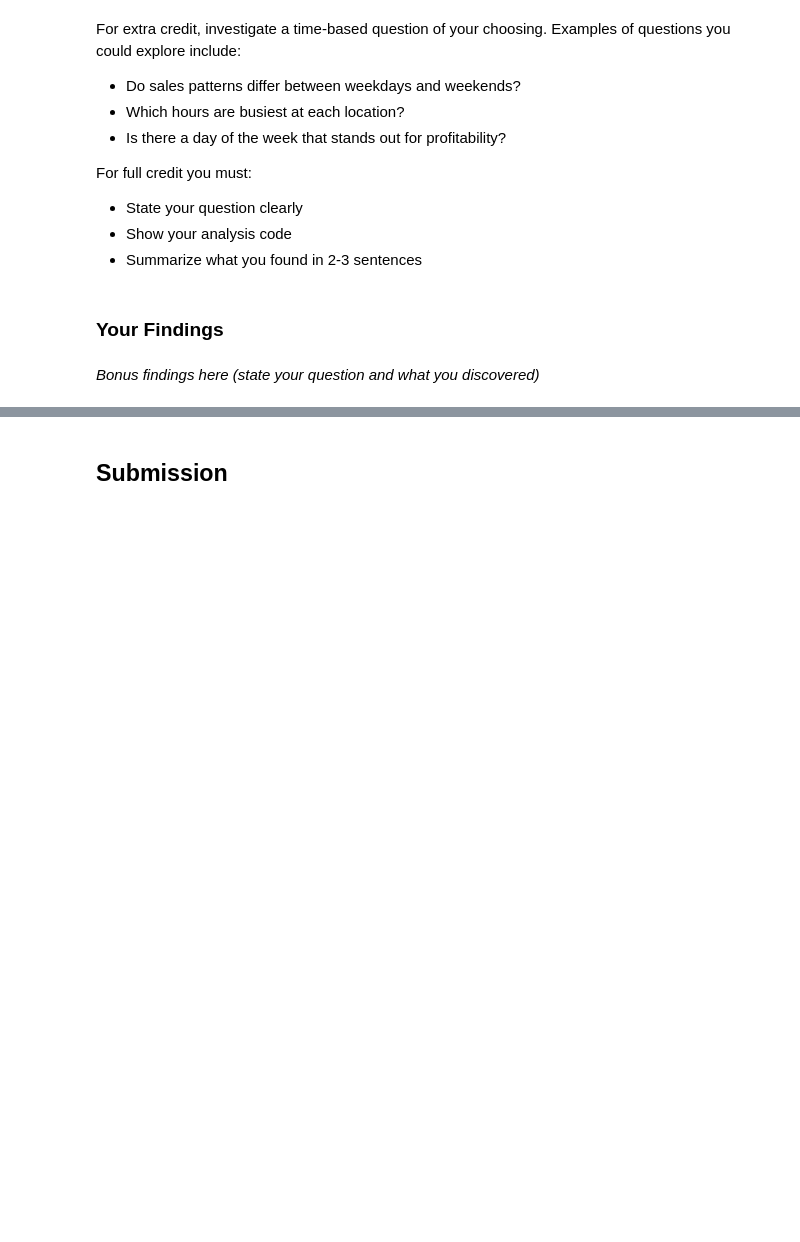
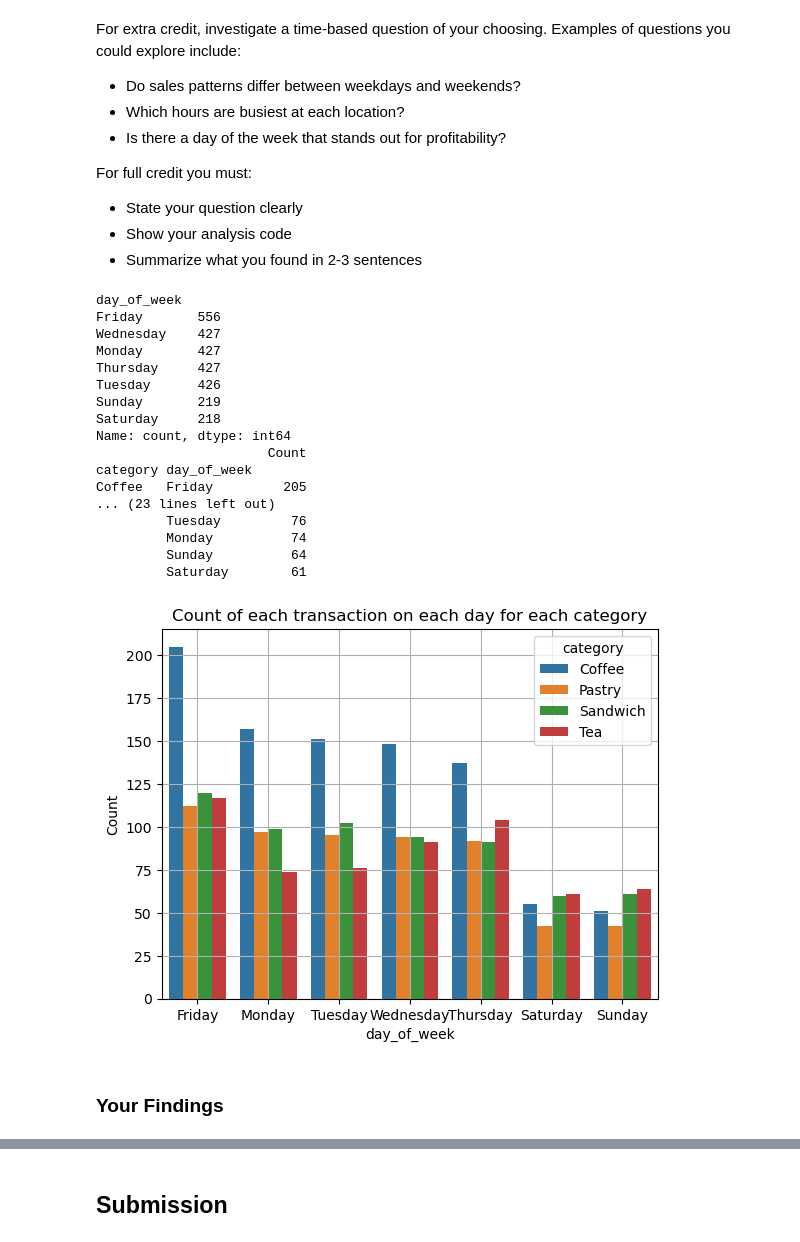
Before and after one commit to opc0002/py4eda-work, a Jupyter notebook: test2b/test_2b.ipynb, the cells around one changed output, grey strips where cells are left out. Cells and saved outputs as stored; diff of their text form; code cells hidden in the pictures; blank space fills up the shorter version.

```diff
--- a/test2b/test_2b.ipynb
+++ b/test2b/test_2b.ipynb
@@ -332,7 +370,41 @@ For full credit you must:
 - Summarize what you found in 2-3 sentences
 # %%
 # Bonus: Your time-based analysis here
+#salesProducts[salesProducts['profit'].isna()].count()
+
+# add a column with the day of the week for salesProducts
+salesProducts["day_of_week"] = salesProducts['timestamp'].dt.day_name()
+#print the counts of each day
+print(salesProducts["day_of_week"].value_counts())
+
+#create a group of table of
+timeCate = salesProducts.groupby("category").agg({'day_of_week' : 'value_counts'}).rename(columns={"day_of_week":  'Count'})
+#show table
+print(timeCate)
+
+# make bar chart of the data
+cateBar = sns.barplot(data=timeCate, x= "day_of_week", y = "Count", hue = "category")
+cateBar.set(title="Count of each transaction on each day for each category") #adds the title
+#cateBar.grid() #adds the grid to make it easier to read
+cateBar.grid()
+# %% [output]
+day_of_week
+Friday       556
+Wednesday    427
+Monday       427
+Thursday     427
+Tuesday      426
+Sunday       219
+Saturday     218
+Name: count, dtype: int64
+                      Count
+category day_of_week
+Coffee   Friday         205
+... (23 lines left out)
+         Tuesday         76
+         Monday          74
+         Sunday          64
+         Saturday        61
+[figure, added]
 # %% [markdown]
 ### Your Findings
-# %% [markdown]
-*Bonus findings here (state your question and what you discovered)*
```
Also changed, not shown: parts of 8 cells of this notebook.
